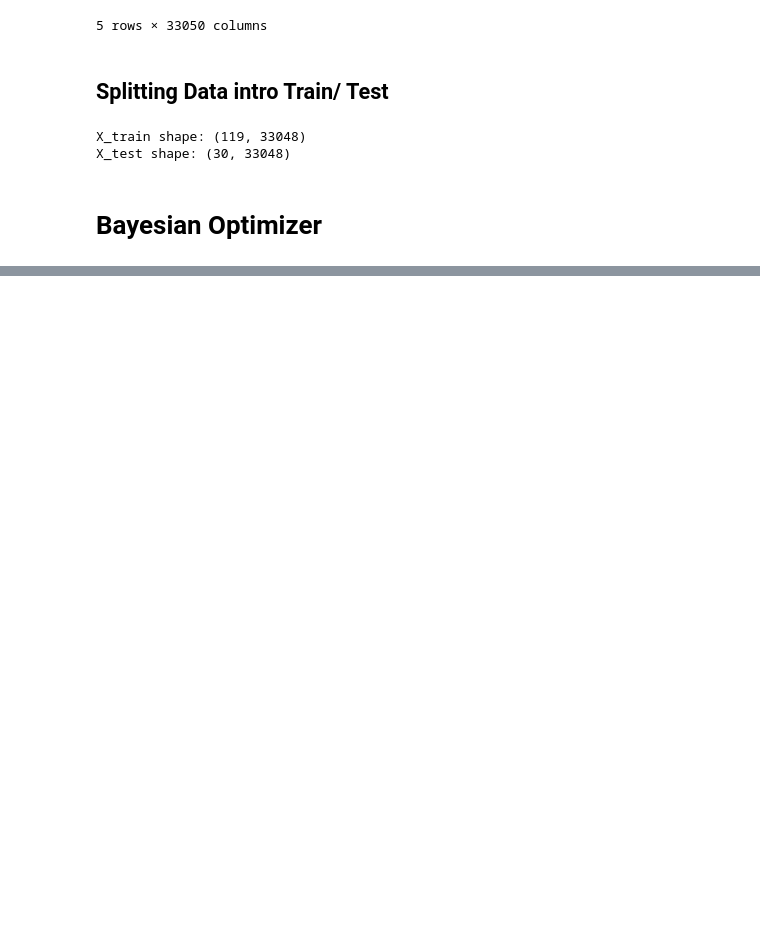
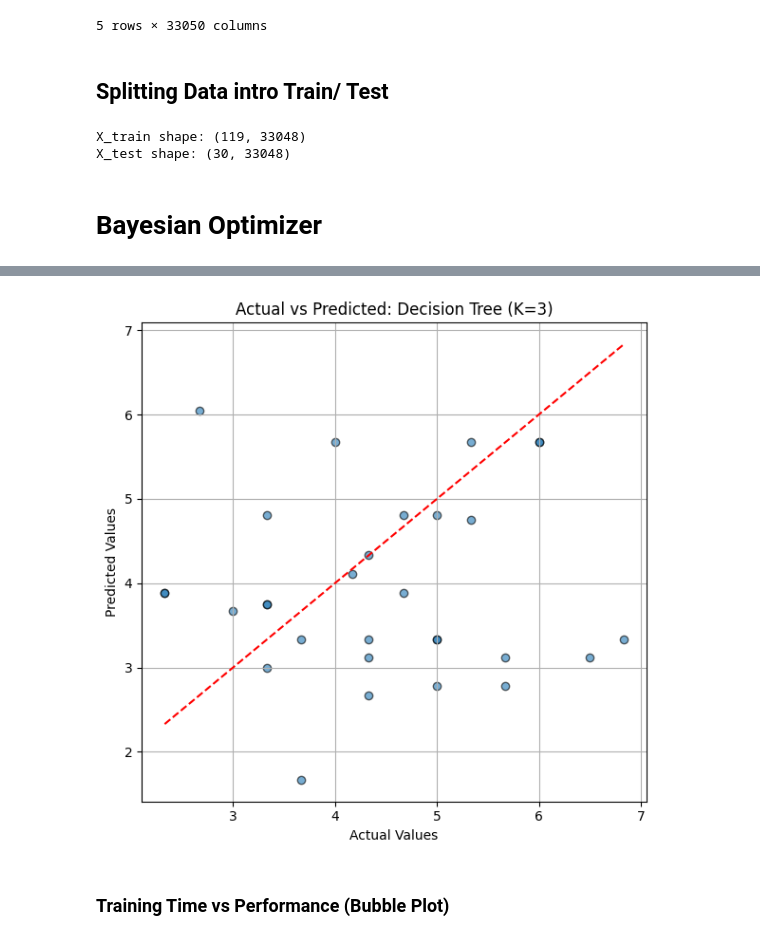
Before and after one commit to derex-cmd/ccdm, a Jupyter notebook: Bayesian Optimizer/Bayesian Optimizer.ipynb, the cells around one changed output, grey strips where cells are left out. Saved outputs shown, nothing was run; the diff lists cells and outputs as text; code cells hidden in the pictures; blank space fills up the shorter version.

```diff
--- a/Bayesian Optimizer/Bayesian Optimizer.ipynb
+++ b/Bayesian Optimizer/Bayesian Optimizer.ipynb
@@ -237,29 +290,0 @@ Fitting 5 folds for each of 1 candidates, totalling 5 fits
-# %%
-from sklearn.preprocessing import MinMaxScaler
-
-def get_best_overall_model(results_df):
-    df = results_df.copy()
-
-    # Invert MSE and MAE (since lower is better, we flip them for scoring)
-    df["Inv_MSE"] = -df["MSE"]
-    df["Inv_MAE"] = -df["MAE"]
-
-    # Normalize all metrics to [0, 1] range
-    scaler = MinMaxScaler()
-    df[["Norm_R2", "Norm_MSE", "Norm_MAE"]] = scaler.fit_transform(
-        df[["R2", "Inv_MSE", "Inv_MAE"]]
-    )
-
-    # Combine all three normalized scores
-    df["Combined_Score"] = df["Norm_R2"] + df["Norm_MSE"] + df["Norm_MAE"]
-
-    # Sort by combined score
-    df = df.sort_values(by="Combined_Score", ascending=False).reset_index(drop=True)
-
-    # Print the best model's stats
-    print("🏆 Best Model Based on Combined R², MSE, and MAE:\n")
-    print(df.loc[0, ["Model", "R2", "MSE", "MAE", "Combined_Score"]])
-
-    return df.loc[0]
-
-best_model = get_best_overall_model(results_df)
@@ -267,0 +352,2 @@ NameError: name 'results_df' is not defined
+# %%
+best_model_info, y_pred = evaluate_and_predict_best_model(results_df, X_test, y_test)
@@ -267,0 +403,18 @@ NameError: name 'results_df' is not defined
+# %%
+def plot_actual_vs_predicted(y_true, y_pred, model_name="Model"):
+    plt.figure(figsize=(6, 6))
+    plt.scatter(y_true, y_pred, alpha=0.6, edgecolors='k')
+    plt.plot([min(y_true), max(y_true)], [min(y_true), max(y_true)], 'r--')
+    plt.xlabel("Actual Values")
+    plt.ylabel("Predicted Values")
+    plt.title(f"Actual vs Predicted: {model_name}")
+    plt.grid(True)
+    plt.tight_layout()
+    plt.show()
+# %%
+# Plot actual vs predicted
+plot_actual_vs_predicted(y_test, y_pred, model_name=best_model["Model"])
+# %% [output]
+[figure, added]
+# %% [markdown]
+### Training Time vs Performance (Bubble Plot)
```
Also changed, not shown: parts of 18 cells of this notebook, 13 other files.
